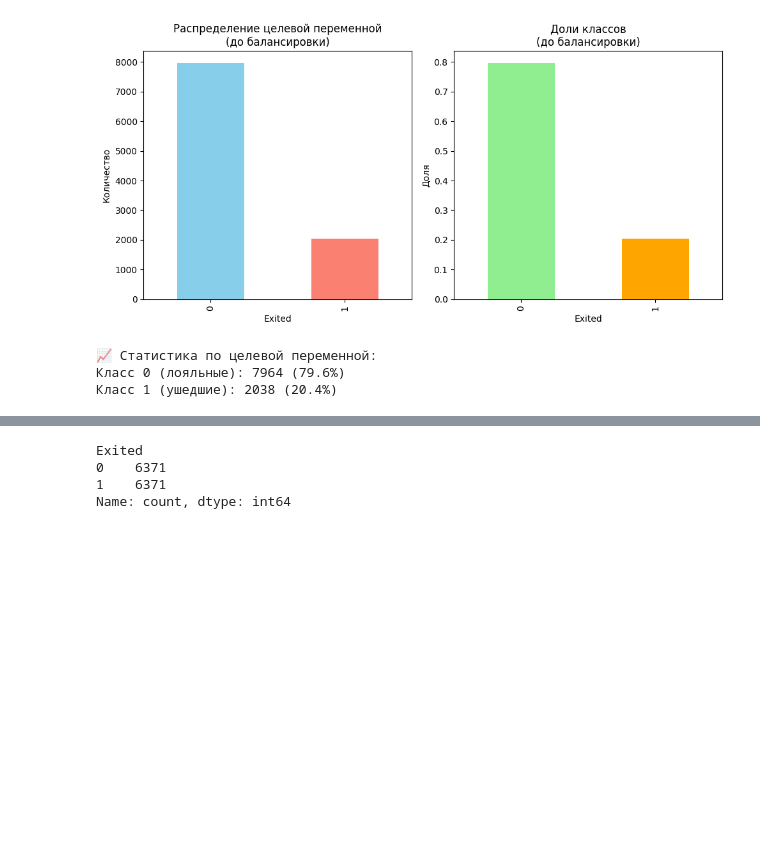
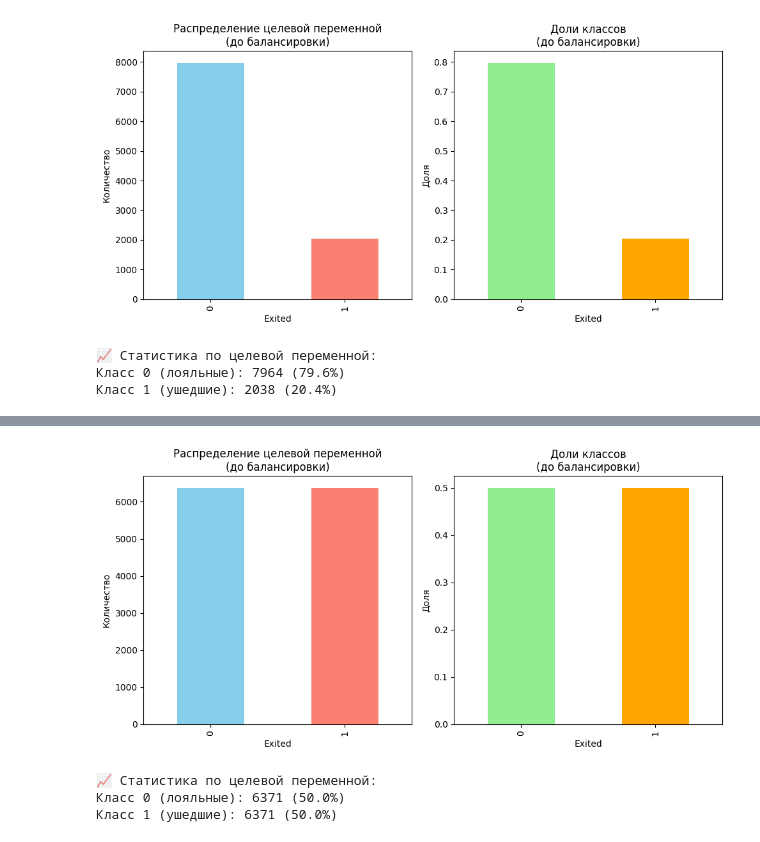
Before and after one commit to KiriLLchik07/Bank-Customer-Churn-Prediction, a Jupyter notebook: notebooks/04_data_preparation.ipynb, the cells around one changed output, grey strips where cells are left out. Drawn from its saved outputs; the diff is of its cells as text; code cells hidden in the pictures; blank space fills up the shorter version.

```diff
--- a/notebooks/04_data_preparation.ipynb
+++ b/notebooks/04_data_preparation.ipynb
@@ -48,27 +47,30 @@ Data columns (total 23 columns):
 dtypes: float64(5), int64(18)
 memory usage: 1.8 MB
 # %%
-plt.figure(figsize=(10, 5))
+def display_disbalance(column):
+    plt.figure(figsize=(10, 5))
 
-plt.subplot(1, 2, 1)
-df_preprocessed['Exited'].value_counts().plot(kind='bar', color=['skyblue', 'salmon'])
-plt.title('Распределение целевой переменной\n(до балансировки)')
-plt.xlabel('Exited')
-plt.ylabel('Количество')
+    plt.subplot(1, 2, 1)
+    column.value_counts().plot(kind='bar', color=['skyblue', 'salmon'])
+    plt.title('Распределение целевой переменной\n(до балансировки)')
+    plt.xlabel('Exited')
+    plt.ylabel('Количество')
 
-plt.subplot(1, 2, 2)
-df_preprocessed['Exited'].value_counts(normalize=True).plot(kind='bar', color=['lightgreen', 'orange'])
-plt.title('Доли классов\n(до балансировки)')
-plt.xlabel('Exited')
-plt.ylabel('Доля')
+    plt.subplot(1, 2, 2)
+    column.value_counts(normalize=True).plot(kind='bar', color=['lightgreen', 'orange'])
+    plt.title('Доли классов\n(до балансировки)')
+    plt.xlabel('Exited')
+    plt.ylabel('Доля')
 
-plt.tight_layout()
-plt.show()
+    plt.tight_layout()
+    plt.show()
 
-class_distribution = df_preprocessed['Exited'].value_counts()
-print("📈 Статистика по целевой переменной:")
-print(f"Класс 0 (лояльные): {class_distribution[0]} ({class_distribution[0]/len(df_preprocessed)*100:.1f}%)")
-print(f"Класс 1 (ушедшие): {class_distribution[1]} ({class_distribution[1]/len(df_preprocessed)*100:.1f}%)")
+    class_distribution = column.value_counts()
+    print("📈 Статистика по целевой переменной:")
+    print(f"Класс 0 (лояльные): {class_distribution[0]} ({class_distribution[0]/len(column)*100:.1f}%)")
+    print(f"Класс 1 (ушедшие): {class_distribution[1]} ({class_distribution[1]/len(column)*100:.1f}%)")
+
+display_disbalance(df_preprocessed['Exited'])
 # %% [output]
 [figure]
 📈 Статистика по целевой переменной:
@@ -96,7 +99,7 @@ X_train
 # %%
-y_train.value_counts()
+display_disbalance(y_train)
 # %% [output]
+[figure, added]
-Exited
-0    6371
-1    6371
-Name: count, dtype: int64
+📈 Статистика по целевой переменной:
+Класс 0 (лояльные): 6371 (50.0%)
+Класс 1 (ушедшие): 6371 (50.0%)
```
Also changed, not shown: parts of 2 cells of this notebook, 1 other file.
